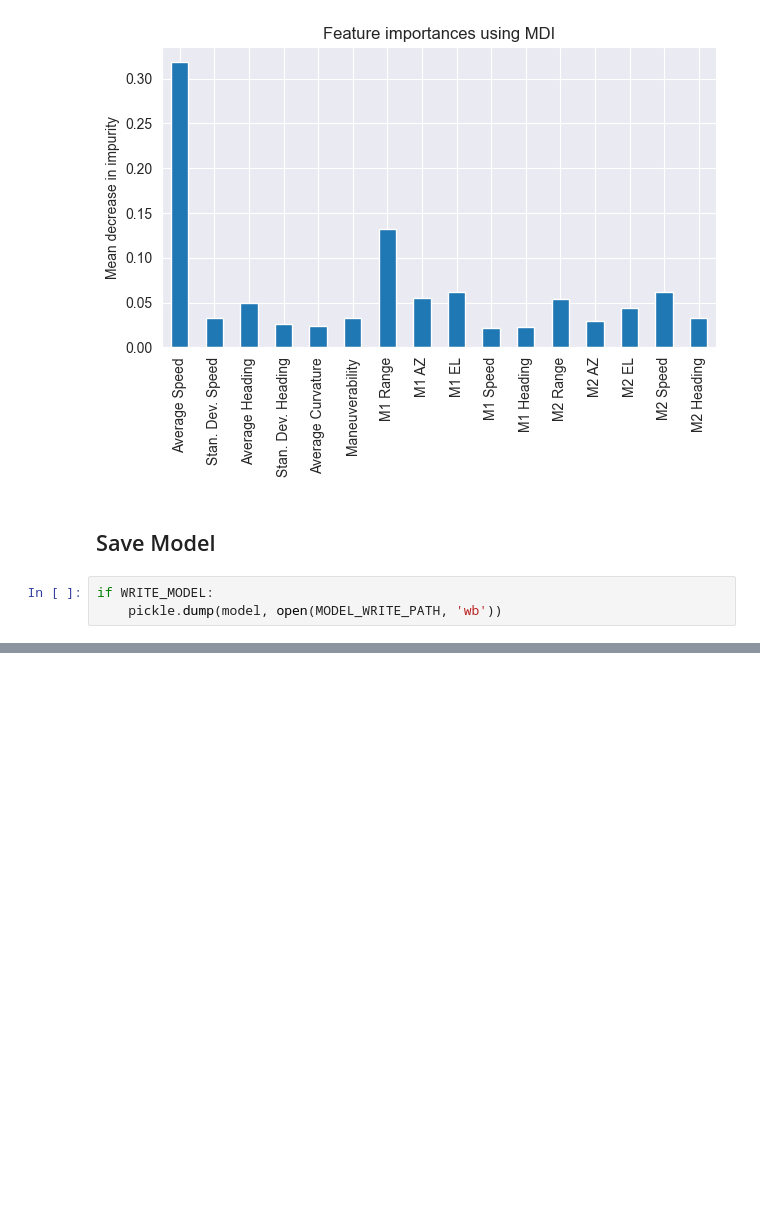
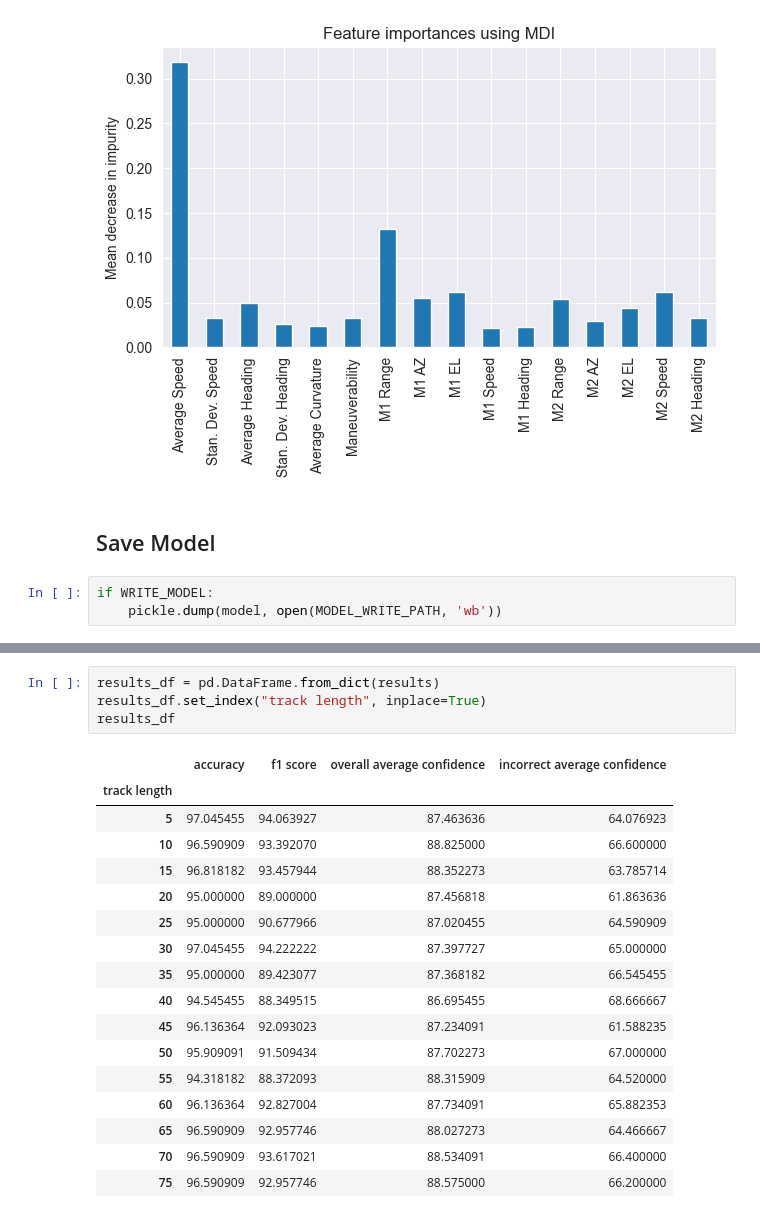
Before and after one commit to tuckerdickson/RADAR-Declutter, a Jupyter notebook: notebooks/train_evaluate_model.ipynb, the cells around one changed output, grey strips where cells are left out. Saved outputs shown, nothing was run; the diff lists cells and outputs as text; blank space fills up the shorter version.

```diff
--- a/notebooks/train_evaluate_model.ipynb
+++ b/notebooks/train_evaluate_model.ipynb
@@ -455,0 +508,22 @@ See the caveats in the documentation: https://pandas.pydata.org/pandas-docs/stab
+# %%
+results_df = pd.DataFrame.from_dict(results)
+results_df.set_index("track length", inplace=True)
+results_df
+# %% [output]
+|  | accuracy | f1 score | overall average confidence | incorrect average confidence |
+| track length |  |  |  |  |
+| 5 | 97.045455 | 94.063927 | 87.463636 | 64.076923 |
+| 10 | 96.590909 | 93.392070 | 88.825000 | 66.600000 |
+| 15 | 96.818182 | 93.457944 | 88.352273 | 63.785714 |
+| 20 | 95.000000 | 89.000000 | 87.456818 | 61.863636 |
+| 25 | 95.000000 | 90.677966 | 87.020455 | 64.590909 |
+| 30 | 97.045455 | 94.222222 | 87.397727 | 65.000000 |
+| 35 | 95.000000 | 89.423077 | 87.368182 | 66.545455 |
+| 40 | 94.545455 | 88.349515 | 86.695455 | 68.666667 |
+| 45 | 96.136364 | 92.093023 | 87.234091 | 61.588235 |
+| 50 | 95.909091 | 91.509434 | 87.702273 | 67.000000 |
+| 55 | 94.318182 | 88.372093 | 88.315909 | 64.520000 |
+| 60 | 96.136364 | 92.827004 | 87.734091 | 65.882353 |
+| 65 | 96.590909 | 92.957746 | 88.027273 | 64.466667 |
+| 70 | 96.590909 | 93.617021 | 88.534091 | 66.400000 |
+| 75 | 96.590909 | 92.957746 | 88.575000 | 66.200000 |
```
Also changed, not shown: parts of 14 cells of this notebook.
